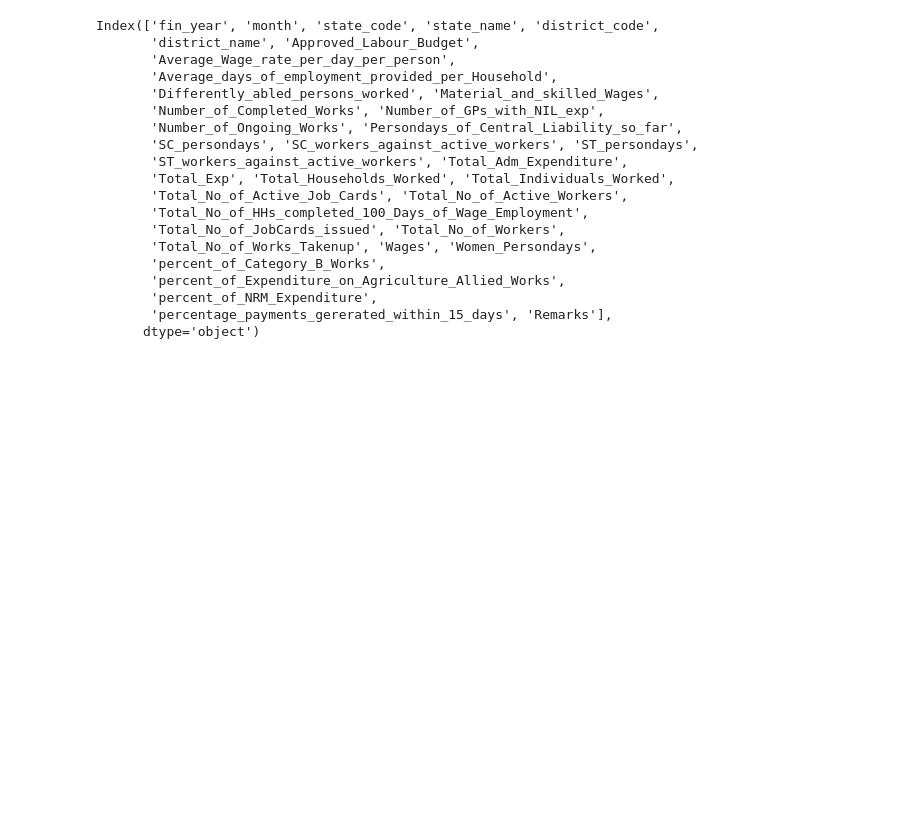
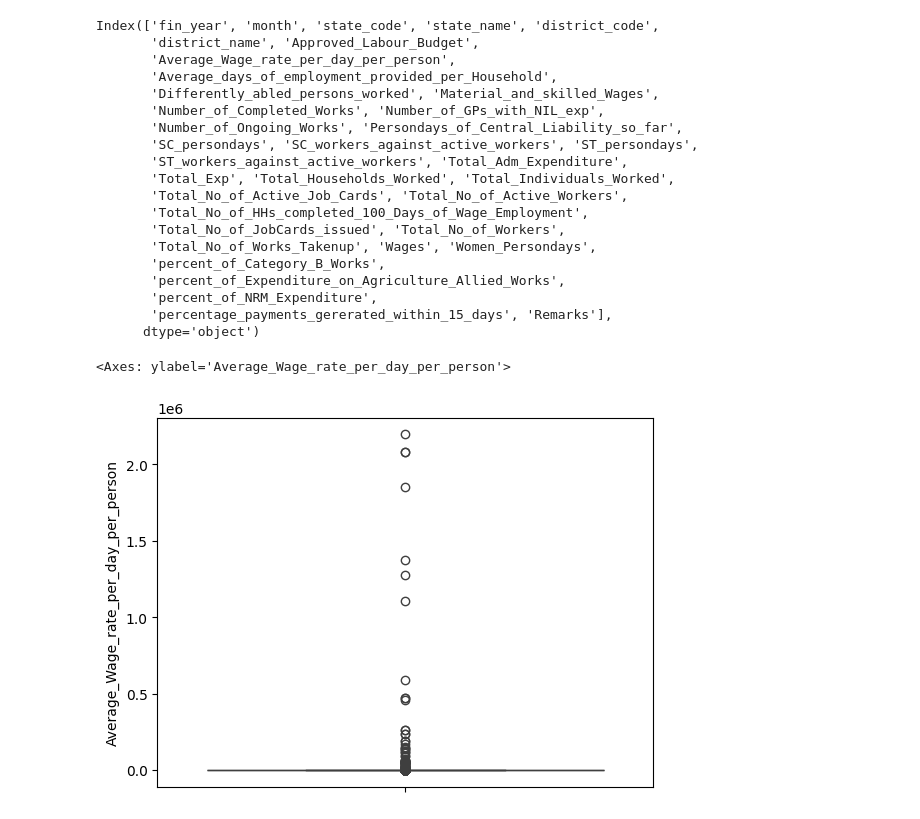
Before and after one commit to iamabirakash/INT-375, a Jupyter notebook: AssamEmployment.ipynb, the cells around one changed output. Drawn from its saved outputs; the diff is of its cells as text; code cells hidden in the pictures; blank space fills up the shorter version.

Commit message:
Cleaning the data

```diff
--- a/AssamEmployment.ipynb
+++ b/AssamEmployment.ipynb
@@ -175,3 +169,8 @@ Index(['fin_year', 'month', 'state_code', 'state_name', 'district_code',
        'percent_of_NRM_Expenditure',
        'percentage_payments_gererated_within_15_days', 'Remarks'],
       dtype='object')
+# %%
+sns.boxplot(data['Average_Wage_rate_per_day_per_person'])
+# %% [output]
+<Axes: ylabel='Average_Wage_rate_per_day_per_person'>
+[figure, added]
```
Also changed, not shown: parts of 16 cells of this notebook.
